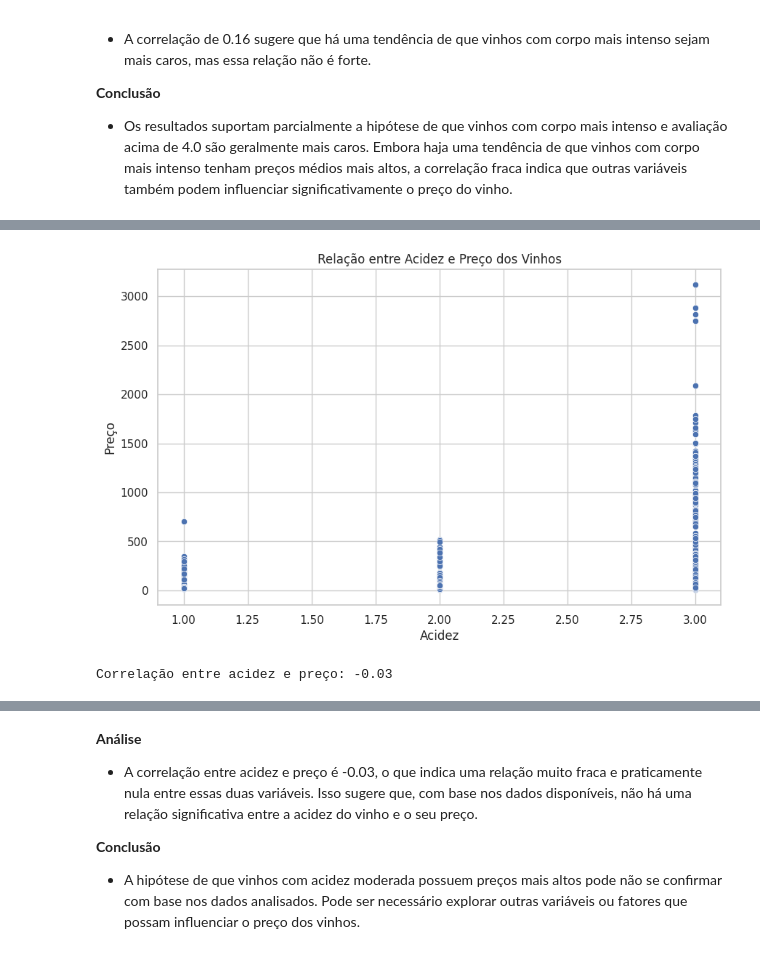
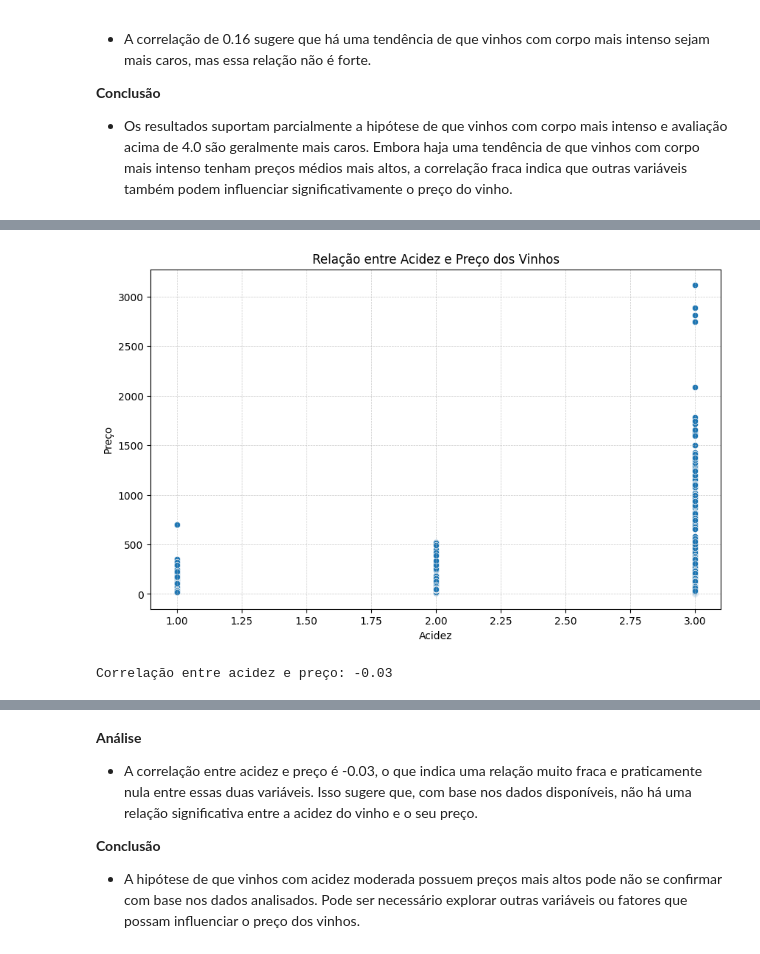
Before and after one commit to atlantico-academy/equipe3-2024.2, a Jupyter notebook: notebooks/01-exploratory_data_analysis.ipynb, the cells around one changed output, grey strips where cells are left out. Saved outputs shown, nothing was run; the diff lists cells and outputs as text; code cells hidden in the pictures.

```diff
--- a/notebooks/01-exploratory_data_analysis.ipynb
+++ b/notebooks/01-exploratory_data_analysis.ipynb
@@ -410,15 +537,20 @@ max    3119.080000     3.000000
 # %%
 # Gráfico de dispersão entre acidez e preço
 plt.figure(figsize=(10, 6))
-sns.scatterplot(x='acidity', y='price', data=df)
+scatterplot = sns.scatterplot(x='acidity', y='price', data=df)
 plt.title('Relação entre Acidez e Preço dos Vinhos')
 plt.xlabel('Acidez')
 plt.ylabel('Preço')
+
+scatterplot.grid(True, linestyle='--', linewidth=0.5, alpha=0.7)
+scatterplot.set_zorder(2)
+scatterplot.grid(True, which='both', axis='x', linestyle='--', linewidth=0.5, alpha=0.7, zorder=1)
+
 plt.show()
 
 # Calcular a correlação entre acidez e preço
 correlation = df['acidity'].corr(df['price'])
 print(f'Correlação entre acidez e preço: {correlation:.2f}')
 # %% [output]
-[figure, old version]
+[figure, new version]
 Correlação entre acidez e preço: -0.03
```
Also changed, not shown: parts of 37 cells of this notebook.
